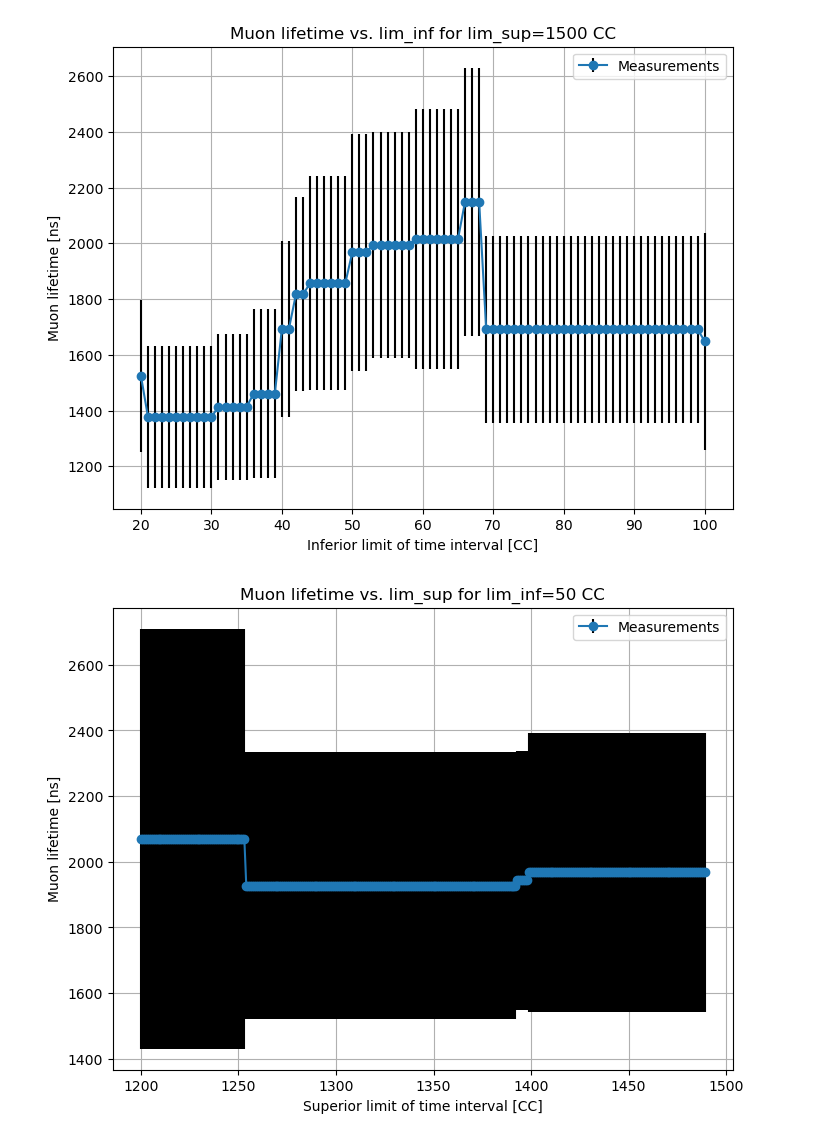
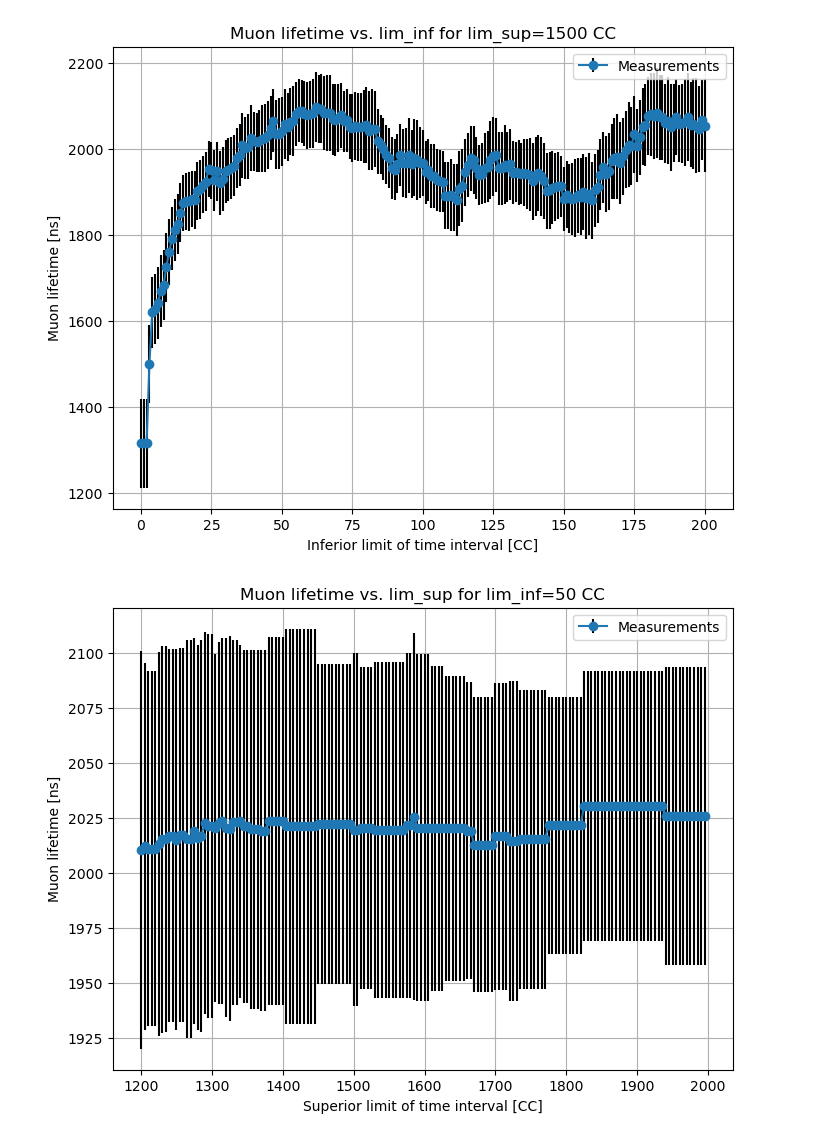
Before and after one commit to kauniska/ecal_reco, a Jupyter notebook: muon_decay/compute_lifetime.ipynb, the cells around one changed output. Cells and saved outputs as stored; diff of their text form; code cells hidden in the pictures.

Commit message:
paramters analysis

```diff
--- a/muon_decay/compute_lifetime.ipynb
+++ b/muon_decay/compute_lifetime.ipynb
@@ -21,12 +31,16 @@ files = [type_of_file + number_of_run]
 # %%
-if len(files) == 0:
-    files = fnmatch.filter(os.listdir(data_directory), 'time_interval*')
-time_intervals = np.array([])
-for file in files:
-    ti = np.loadtxt(data_directory+file)
-    time_intervals = np.append(time_intervals,ti)
-time_intervals*=clockcycle_value
-time_intervals.sort()
+## Cell to sort time intervals in functions of paramters (not always necessary)
+## Only use if the file used is not in a sub-folder !!!
+## Require analysed datas with "distances_run_000XX.txt" file
+
+# import distances
+type_of_file = "distances_run"
+# if len(files) == 0:
+#     files = fnmatch.filter(os.listdir(data_directory), 'distances*')
+distances = np.array([])
+file = data_directory+type_of_file+number_of_run
+di = np.loadtxt(file)
+distances = np.append(distances,di)
 
 
 # Sort time_interval wrt corresponding values in distances superior to bound_inf and inferior to bound_sup
@@ -41,7 +55,7 @@ if np.any(condition):
 time_intervals = sorted_time_intervals
 
 #Sort time interval for values inferior to lim_sup and superior to lim_inf
-lim_sup = 5
+lim_sup = 10
 lim_inf = 1500
 limit_min = lim_sup*clockcycle_value
 limit_max = lim_inf*clockcycle_value
@@ -107,6 +121,15 @@ for file in files:
     ti = np.loadtxt(data_directory+file)
     time_intervals = np.append(time_intervals,ti)
 time_intervals*=clockcycle_value
+
+# import distances
+type_of_file = "distances_run"
+# if len(files) == 0:
+#     files = fnmatch.filter(os.listdir(data_directory), 'distances*')
+distances = np.array([])
+file = data_directory+type_of_file+number_of_run
+di = np.loadtxt(file)
+distances = np.append(distances,di)
 
 
 # Sort time_interval wrt corresponding values in distances superior to bound_inf and inferior to bound_sup
@@ -137,7 +160,7 @@ tau_values = []
 tau_std_values = []
 
 #3 Loop over lim_inf
-for lim_inf in range(20, 101):
+for lim_inf in range(0, 201):
 
     lim_inf_values=np.append(lim_inf_values,lim_inf)
     limit_min = lim_inf * clockcycle_value
@@ -166,7 +189,7 @@ plt.legend()
 plt.grid(True)
 plt.show()
 # %% [output]
-[figure, old version]
+[figure, new version]
 # %%
 ######## Analyse of tau in function of the superior limit of the time_interval
 ##############################################################################
@@ -185,6 +208,15 @@ for file in files:
     time_intervals = np.append(time_intervals,ti)
 time_intervals*=clockcycle_value
 time_intervals.sort()
+
+# import distances
+type_of_file = "distances_run"
+# if len(files) == 0:
+#     files = fnmatch.filter(os.listdir(data_directory), 'distances*')
+distances = np.array([])
+file = data_directory+type_of_file+number_of_run
+di = np.loadtxt(file)
+distances = np.append(distances,di)
 
 # Sort time_interval wrt corresponding values in distances superior to bound_inf and inferior to bound_sup
 bound_inf = 0
@@ -213,7 +245,7 @@ tau_values = []
 tau_std_values = []
 
 # Loop over lim_sup
-for lim_sup in range(1200,1490):
+for lim_sup in range(1200,2000,5):
 
     lim_sup_values=np.append(lim_sup_values,lim_sup)
     limit_max = lim_sup * clockcycle_value
@@ -223,34 +255,34 @@ for lim_sup in range(1200,1490):
     #Creat histogram (not ploting it)
     n,bins,_ = ax.hist(time_intervals_values, 100, density=True)
     bins_centers = (bins[1:]+bins[:-1])/2
 
     coeffs, cov = curve_fit(exponential,bins_centers,n,p0=[0.0005,2000])
     tau = coeffs[1]
     tau_std = np.sqrt(cov[1,1])
     # print("Muon lifetime : \u03C4 = {} \u00B1 {} ns".format(tau,tau_std))
 
 
     tau_values=np.append(tau_values,tau)
     tau_std_values=np.append(tau_std_values,tau_std)
 
     # # Convert lists to arrays
     # lim_sup_values = np.array(lim_sup_values)
     # tau_values = np.array(tau_values)
     # tau_std_values = np.array(tau_std_values)
 
 
 
 # Plot tau vs. lim_sup
 plt.figure(figsize=(8, 6))
 plt.errorbar(lim_sup_values, tau_values, yerr=tau_std_values, fmt='o-', ecolor='black',label='Measurements')
 plt.xlabel('Superior limit of time interval [CC]')
 plt.ylabel('Muon lifetime [ns]')
 plt.title('Muon lifetime vs. lim_sup for lim_inf='+str(lim_inf)+' CC')
 plt.legend()
 plt.grid(True)
 plt.show()
 # %% [output]
-[figure, old version]
+[figure, new version]
 # %%
 ## Analyse of tau in function of the inferior boundary of the spatial distance
 #######################################################################
```
Also changed, not shown: parts of 5 cells of this notebook, 2 other files.
